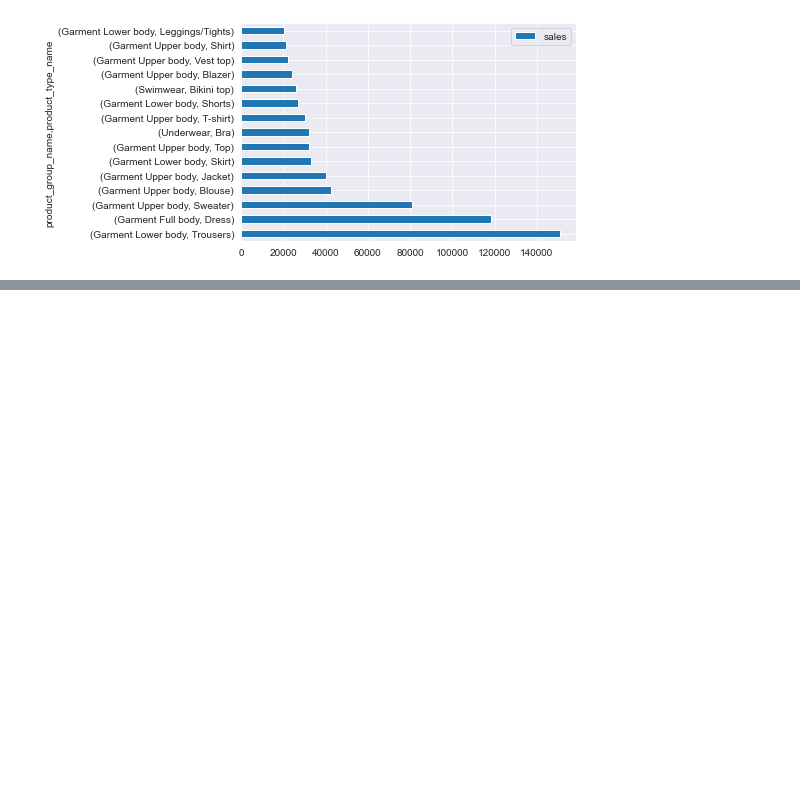
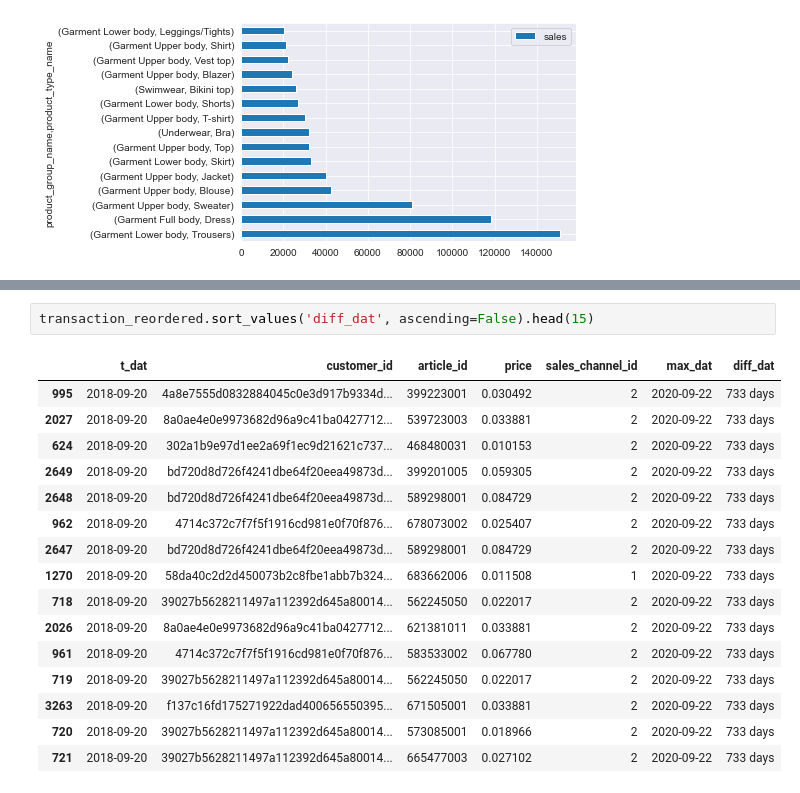
Before and after one commit to HirotaYusuke/h-and-m-personalized-fashion-recommendations, a Jupyter notebook: EDA_hirota.ipynb, the cells around one changed output, grey strips where cells are left out. Drawn from its saved outputs; the diff is of its cells as text; blank space fills up the shorter version.

```diff
--- a/EDA_hirota.ipynb
+++ b/EDA_hirota.ipynb
@@ -556,0 +663,19 @@ group_sales.sort_values('sales', ascending=False).head(15).plot.barh()
+# %%
+transaction_reordered.sort_values('diff_dat', ascending=False).head(15)
+# %% [output]
+|  | t_dat | customer_id | article_id | price | sales_channel_id | max_dat | diff_dat |
+| 995 | 2018-09-20 | 4a8e7555d0832884045c0e3d917b9334d... | 399223001 | 0.030492 | 2 | 2020-09-22 | 733 days |
+| 2027 | 2018-09-20 | 8a0ae4e0e9973682d96a9c41ba0427712... | 539723003 | 0.033881 | 2 | 2020-09-22 | 733 days |
+| 624 | 2018-09-20 | 302a1b9e97d1ee2a69f1ec9d21621c737... | 468480031 | 0.010153 | 2 | 2020-09-22 | 733 days |
+| 2649 | 2018-09-20 | bd720d8d726f4241dbe64f20eea49873d... | 399201005 | 0.059305 | 2 | 2020-09-22 | 733 days |
+| 2648 | 2018-09-20 | bd720d8d726f4241dbe64f20eea49873d... | 589298001 | 0.084729 | 2 | 2020-09-22 | 733 days |
+| 962 | 2018-09-20 | 4714c372c7f7f5f1916cd981e0f70f876... | 678073002 | 0.025407 | 2 | 2020-09-22 | 733 days |
+| 2647 | 2018-09-20 | bd720d8d726f4241dbe64f20eea49873d... | 589298001 | 0.084729 | 2 | 2020-09-22 | 733 days |
+| 1270 | 2018-09-20 | 58da40c2d2d450073b2c8fbe1abb7b324... | 683662006 | 0.011508 | 1 | 2020-09-22 | 733 days |
+| 718 | 2018-09-20 | 39027b5628211497a112392d645a80014... | 562245050 | 0.022017 | 2 | 2020-09-22 | 733 days |
+| 2026 | 2018-09-20 | 8a0ae4e0e9973682d96a9c41ba0427712... | 621381011 | 0.033881 | 2 | 2020-09-22 | 733 days |
+| 961 | 2018-09-20 | 4714c372c7f7f5f1916cd981e0f70f876... | 583533002 | 0.067780 | 2 | 2020-09-22 | 733 days |
+| 719 | 2018-09-20 | 39027b5628211497a112392d645a80014... | 562245050 | 0.022017 | 2 | 2020-09-22 | 733 days |
+| 3263 | 2018-09-20 | f137c16fd175271922dad400656550395... | 671505001 | 0.033881 | 2 | 2020-09-22 | 733 days |
+| 720 | 2018-09-20 | 39027b5628211497a112392d645a80014... | 573085001 | 0.018966 | 2 | 2020-09-22 | 733 days |
+| 721 | 2018-09-20 | 39027b5628211497a112392d645a80014... | 665477003 | 0.027102 | 2 | 2020-09-22 | 733 days |
```
Also changed, not shown: parts of 15 cells of this notebook.
